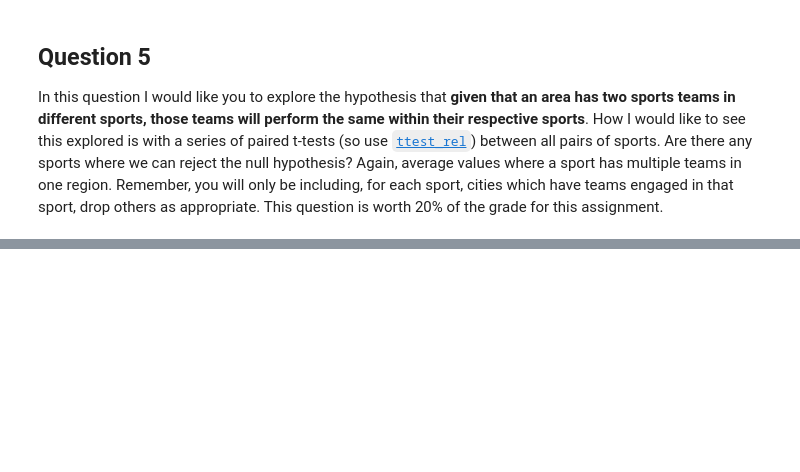
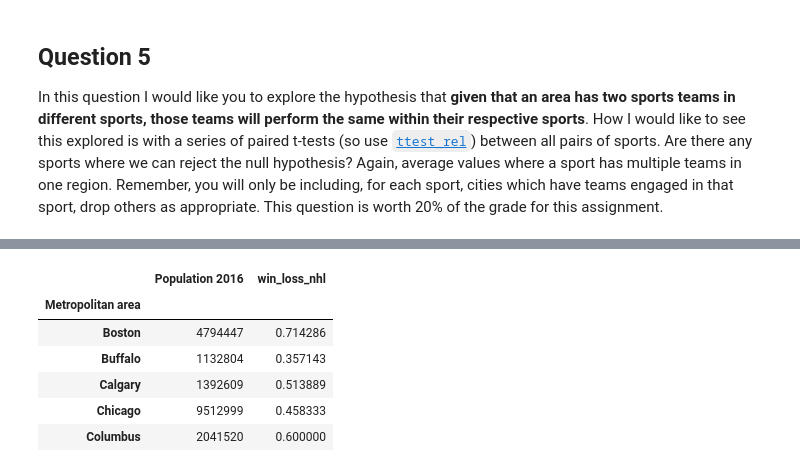
Before and after one commit to pahadiahimanshu/UMdatascience, a Jupyter notebook: Intro-to-DS/Week-4/assignment4.ipynb, the cells around one changed output, grey strips where cells are left out. Saved outputs shown, nothing was run; the diff lists cells and outputs as text; code cells hidden in the pictures; blank space fills up the shorter version.

```diff
--- a/Intro-to-DS/Week-4/assignment4.ipynb
+++ b/Intro-to-DS/Week-4/assignment4.ipynb
@@ -939,0 +1221,10 @@ p_values
+# %%
+nhl_data.head()
+# %% [output]
+|  | Population 2016 | win_loss_nhl |
+| Metropolitan area |  |  |
+| Boston | 4794447 | 0.714286 |
+| Buffalo | 1132804 | 0.357143 |
+| Calgary | 1392609 | 0.513889 |
+| Chicago | 9512999 | 0.458333 |
+| Columbus | 2041520 | 0.600000 |
```
Also changed, not shown: parts of 29 cells of this notebook.
